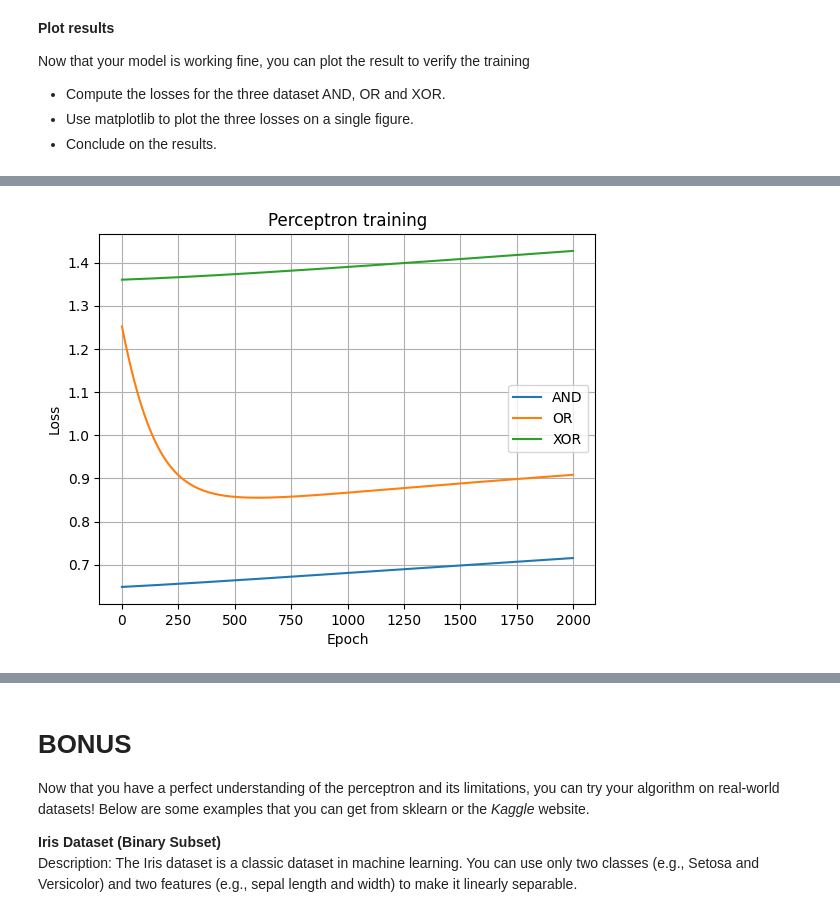
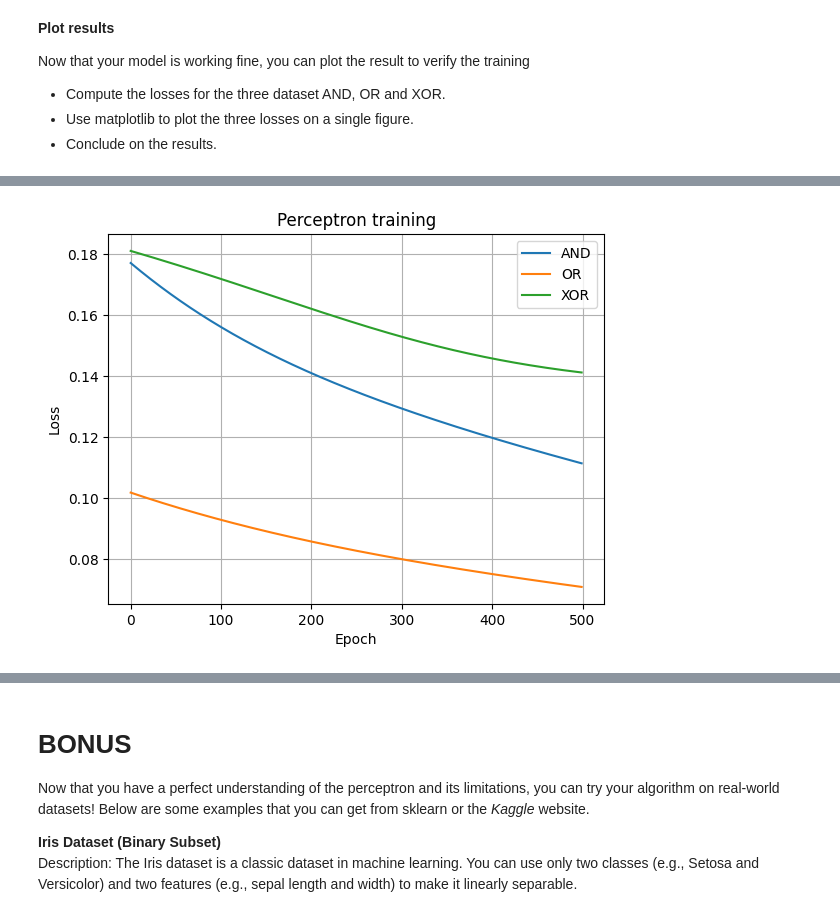
Before and after one commit to Moussa-Kalla/deep_learning_course, a Jupyter notebook: part1_artificial_neural_network/perceptron.ipynb, the cells around one changed output, grey strips where cells are left out. Drawn from its saved outputs; the diff is of its cells as text; code cells hidden in the pictures.

```diff
--- a/part1_artificial_neural_network/perceptron.ipynb
+++ b/part1_artificial_neural_network/perceptron.ipynb
@@ -163,8 +163,8 @@ dummy_weights = [2,1,0,-1]
 dummy_bias = 0.5
 
 def predict(x, weights, bias):
-    ws = weighted_sum(x, weights, bias)
-    return sigmoid(ws)
+    z = weighted_sum(x, weights, bias)
+    return sigmoid(z)
 
 print(f"weights = {dummy_weights}")
 print(f"bias = {dummy_bias}")
@@ -186,13 +186,11 @@ $
 \mathcal{L}(\hat{y},y) = \frac{1}{n} \sum_{i=1}^{n} (\hat{y}_i - y_i)^2
 $
 # %%
-# TODO
-
 def compute_loss_sample(prediction, target):
-    return (prediction - target) ** 2
+    return 0.5 * (prediction - target) ** 2
 
 def compute_loss_batch(predictions, targets):
-    return np.mean((predictions - targets) ** 2)
+    return np.mean([compute_loss_sample(p, t) for p, t in zip(predictions, targets)])
 # %% [markdown]
 **Gradient**
 The gradient update is a formula of the form:
@@ -252,27 +248,18 @@ Now that you have computed the gradient, you can perform the gradient descent!
 - The gradient descent is an iterative algorithm
     - Loop the algorithm until you reach a set number of iterations.
 # %%
-# Fit function to train the perceptron using gradient descent
 def fit(inputs, targets, weights, bias, alpha, max_iter):
     losses = []
+    for _ in range(max_iter):
+        predictions = [predict(x, weights, bias) for x in inputs]
+        loss = compute_loss_batch(predictions, targets)
+        losses.append(loss)
 
-    for epoch in range(max_iter):
-        # Compute gradients
         dw = gradient_weights(inputs, targets, weights, bias)
         db = gradient_bias(inputs, targets, weights, bias)
 
-        # Update weights and bias
         weights -= alpha * dw
         bias -= alpha * db
-
-        # Compute loss (Binary Cross-Entropy)
-        loss = -np.mean(targets * np.log(sigmoid(weighted_sum(inputs,weights,bias))) +
-                        (1 - targets) * np.log(1 - sigmoid(weighted_sum(inputs,weights,bias))))
-        losses.append(loss)
-
-        # Print progress every 50 epochs
-        if epoch % 50 == 0:
-            print(f"Epoch {epoch}: Loss = {loss:.4f}")
 
     return weights, bias, losses
 
@@ -281,7 +268,7 @@ targets = and_outputs
 weights = [2,-1]
 bias = 0.5
 alpha = 0.05
-n_epoch = 200
+n_epoch = 500
 w,b,l = fit(inputs, targets, weights, bias, alpha, n_epoch)
 print(f"weights: {w} / bias: {b} / loss: {l[-1]}")
 # %% [output]
@@ -321,13 +292,9 @@ def plot_losses(loss_and, loss_or, loss_xor):
     plt.legend()
     plt.show()
 
-# TODO
+w_and, b_and, loss_and = fit(and_inputs, and_outputs, weights, bias, alpha, n_epoch)
+w_or, b_or, loss_or = fit(and_inputs, or_outputs, weights, bias, alpha, n_epoch)
+w_xor, b_xor, loss_xor = fit(and_inputs, xor_outputs, weights, bias, alpha, n_epoch)
 
-# Train models
-_, _, loss_and = fit(and_inputs, and_outputs, w, b, alpha, n_epoch)
-_, _, loss_or = fit(or_inputs, or_outputs, w, b, alpha, n_epoch)
-_, _, loss_xor = fit(xor_inputs, xor_outputs, w, b, alpha, n_epoch)
-
-# Plot losses
 plot_losses(loss_and, loss_or, loss_xor)
 # %% [output]
@@ -351 +301 @@ Epoch 1950: Loss = 1.4253
-[figure, old version]
+[figure, new version]
```
Also changed, not shown: parts of 5 cells of this notebook.
